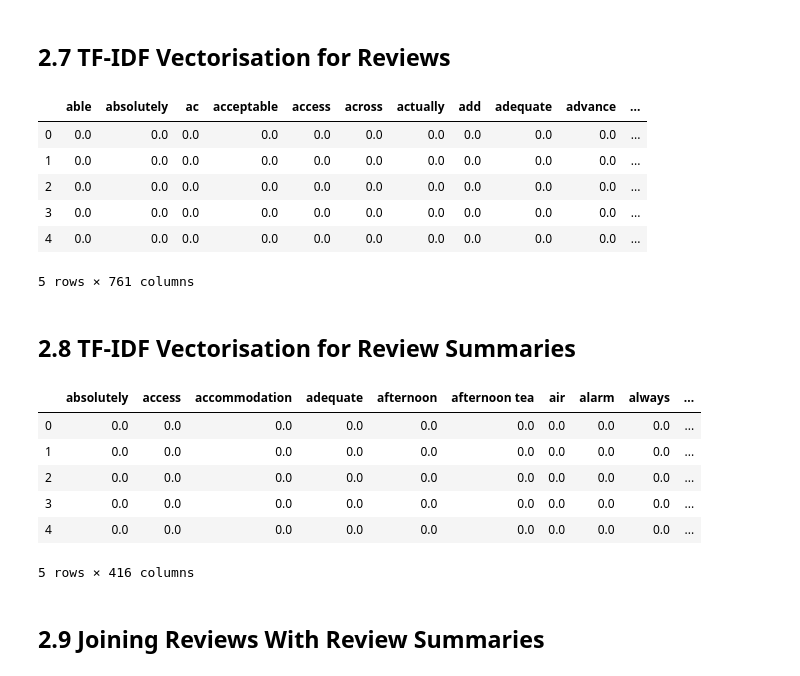
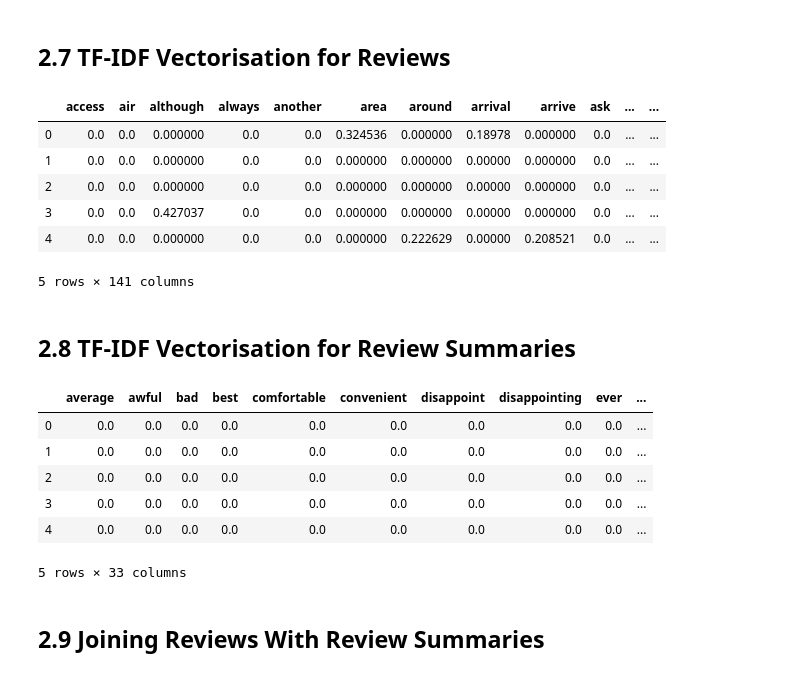
Before and after one commit to awesomeahi95/Hotel_Review_NLP, a Jupyter notebook: 2.Further_EDA_and_Preprocessing.ipynb, the cells around one changed output. Cells and saved outputs as stored; diff of their text form; code cells hidden in the pictures.

```diff
--- a/2.Further_EDA_and_Preprocessing.ipynb
+++ b/2.Further_EDA_and_Preprocessing.ipynb
@@ -281,6 +281,6 @@ def meaningful_transform(doc):
 # %%
-df['meaningful_lemmed_review'] = df['review_lemmed'].apply(meaningful_transform)
-df['meaningful_lemmed_review_summary'] = df['review_summary_lemmed'].apply(meaningful_transform)
+# df['meaningful_lemmed_review'] = df['review_lemmed'].apply(meaningful_transform)
+# df['meaningful_lemmed_review_summary'] = df['review_summary_lemmed'].apply(meaningful_transform)
 # %% [markdown]
 ## 2.6 Train Test Split
 # %%
@@ -313,34 +313,33 @@ y_train_df.head()
 # %%
 tokenizer = RegexpTokenizer(r'[a-zA-Z]+')
 
 tf_idf_vect = TfidfVectorizer(lowercase=True,
                               tokenizer = tokenizer.tokenize,
                               stop_words=stop_words,
                               ngram_range=(1,2),
-                              max_df = 1.0,
-                              min_df = 0.01)
+                              min_df = 0.05)
 
-x_lemm_train_tfidf_sparse = tf_idf_vect.fit_transform(x_train['meaningful_lemmed_review'])
+x_lemm_train_tfidf_sparse = tf_idf_vect.fit_transform(x_train['review_lemmed'])
 
-x_lemm_test_tfidf_sparse = tf_idf_vect.transform(x_test['meaningful_lemmed_review'])
+x_lemm_test_tfidf_sparse = tf_idf_vect.transform(x_test['review_lemmed'])
 
 
 x_lemm_train_tfidf = pd.DataFrame(x_lemm_train_tfidf_sparse.toarray(),
                                   columns=tf_idf_vect.get_feature_names())
 
 x_lemm_test_tfidf = pd.DataFrame(x_lemm_test_tfidf_sparse.toarray(),
                                   columns=tf_idf_vect.get_feature_names())
 
 
 x_lemm_train_tfidf.head()
 # %% [output]
-|  | able | absolutely | ac | acceptable | access | across | actually | add | adequate | advance | ... |
-| 0 | 0.0 | 0.0 | 0.0 | 0.0 | 0.0 | 0.0 | 0.0 | 0.0 | 0.0 | 0.0 | ... |
-| 1 | 0.0 | 0.0 | 0.0 | 0.0 | 0.0 | 0.0 | 0.0 | 0.0 | 0.0 | 0.0 | ... |
-| 2 | 0.0 | 0.0 | 0.0 | 0.0 | 0.0 | 0.0 | 0.0 | 0.0 | 0.0 | 0.0 | ... |
-| 3 | 0.0 | 0.0 | 0.0 | 0.0 | 0.0 | 0.0 | 0.0 | 0.0 | 0.0 | 0.0 | ... |
-| 4 | 0.0 | 0.0 | 0.0 | 0.0 | 0.0 | 0.0 | 0.0 | 0.0 | 0.0 | 0.0 | ... |
+|  | access | air | although | always | another | area | around | arrival | arrive | ask | ... | ... |
+| 0 | 0.0 | 0.0 | 0.000000 | 0.0 | 0.0 | 0.324536 | 0.000000 | 0.18978 | 0.000000 | 0.0 | ... | ... |
+| 1 | 0.0 | 0.0 | 0.000000 | 0.0 | 0.0 | 0.000000 | 0.000000 | 0.00000 | 0.000000 | 0.0 | ... | ... |
+| 2 | 0.0 | 0.0 | 0.000000 | 0.0 | 0.0 | 0.000000 | 0.000000 | 0.00000 | 0.000000 | 0.0 | ... | ... |
+| 3 | 0.0 | 0.0 | 0.427037 | 0.0 | 0.0 | 0.000000 | 0.000000 | 0.00000 | 0.000000 | 0.0 | ... | ... |
+| 4 | 0.0 | 0.0 | 0.000000 | 0.0 | 0.0 | 0.000000 | 0.222629 | 0.00000 | 0.208521 | 0.0 | ... | ... |
-5 rows × 761 columns
+5 rows × 141 columns
 # %% [markdown]
 ## 2.8 TF-IDF Vectorisation for Review Summaries
 # %%
@@ -350,12 +349,11 @@ tf_idf_vect_summary = TfidfVectorizer(lowercase=True,
                                       tokenizer = tokenizer_summary.tokenize,
                                       stop_words=stop_words,
                                       ngram_range=(1,2),
-                                      max_df = 1.0,
-                                      min_df = 0.001)
+                                      min_df = 0.01)
 
-x_lemm_train_summary_tfidf_sparse = tf_idf_vect_summary.fit_transform(x_train['meaningful_lemmed_review_summary'])
+x_lemm_train_summary_tfidf_sparse = tf_idf_vect_summary.fit_transform(x_train['review_summary_lemmed'])
 
-x_lemm_test_summary_tfidf_sparse = tf_idf_vect_summary.transform(x_test['meaningful_lemmed_review_summary'])
+x_lemm_test_summary_tfidf_sparse = tf_idf_vect_summary.transform(x_test['review_summary_lemmed'])
 
 
 x_lemm_train_summary_tfidf = pd.DataFrame(x_lemm_train_summary_tfidf_sparse.toarray(),
@@ -367,13 +365,13 @@ x_lemm_test_summary_tfidf = pd.DataFrame(x_lemm_test_summary_tfidf_sparse.toarra
 
 x_lemm_train_summary_tfidf.head()
 # %% [output]
-|  | absolutely | access | accommodation | adequate | afternoon | afternoon tea | air | alarm | always | ... |
+|  | average | awful | bad | best | comfortable | convenient | disappoint | disappointing | ever | ... |
 | 0 | 0.0 | 0.0 | 0.0 | 0.0 | 0.0 | 0.0 | 0.0 | 0.0 | 0.0 | ... |
 | 1 | 0.0 | 0.0 | 0.0 | 0.0 | 0.0 | 0.0 | 0.0 | 0.0 | 0.0 | ... |
 | 2 | 0.0 | 0.0 | 0.0 | 0.0 | 0.0 | 0.0 | 0.0 | 0.0 | 0.0 | ... |
 | 3 | 0.0 | 0.0 | 0.0 | 0.0 | 0.0 | 0.0 | 0.0 | 0.0 | 0.0 | ... |
 | 4 | 0.0 | 0.0 | 0.0 | 0.0 | 0.0 | 0.0 | 0.0 | 0.0 | 0.0 | ... |
-5 rows × 416 columns
+5 rows × 33 columns
 # %% [markdown]
 ## 2.9 Joining Reviews With Review Summaries
 # %%
```
Also changed, not shown: parts of 6 cells of this notebook, 4 other files.
